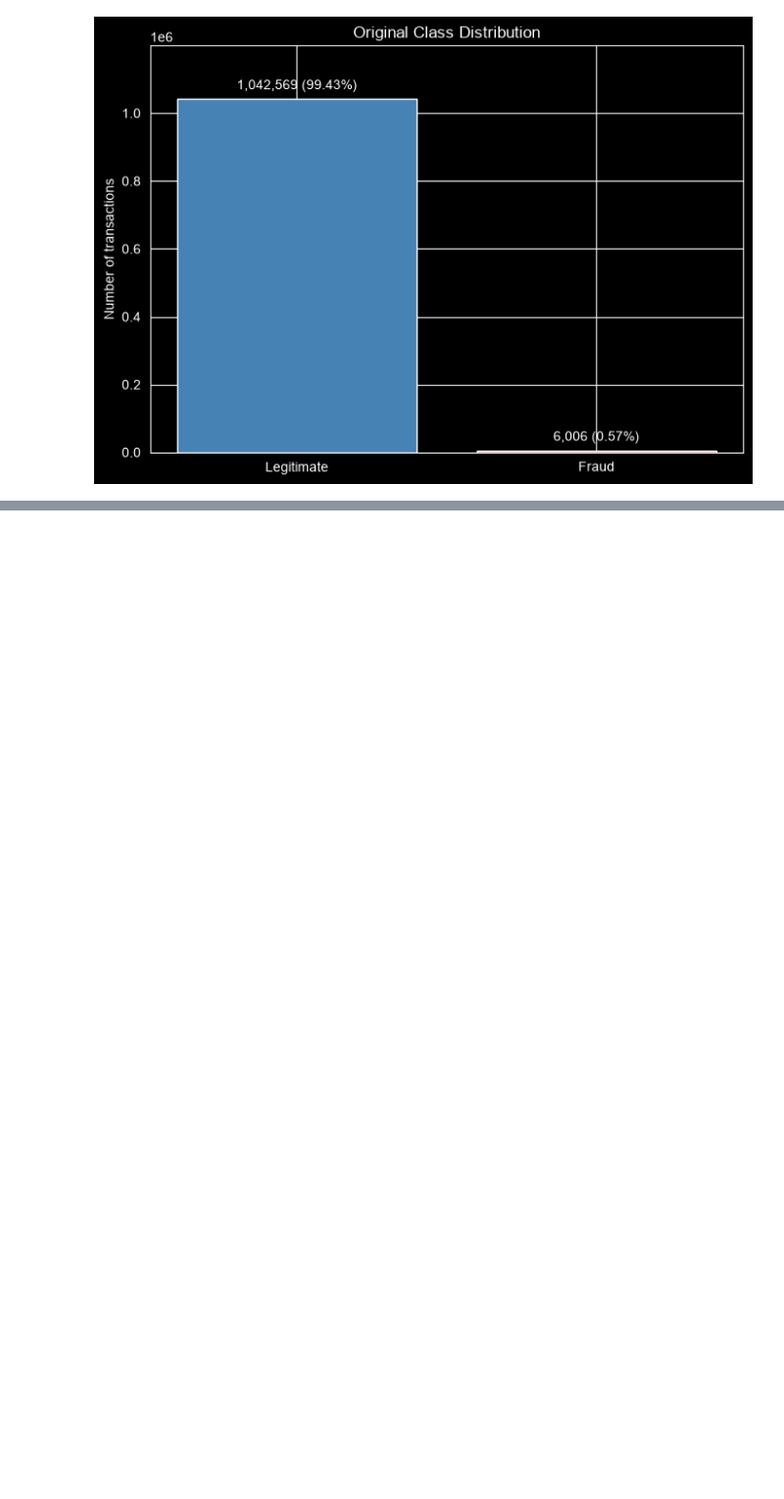
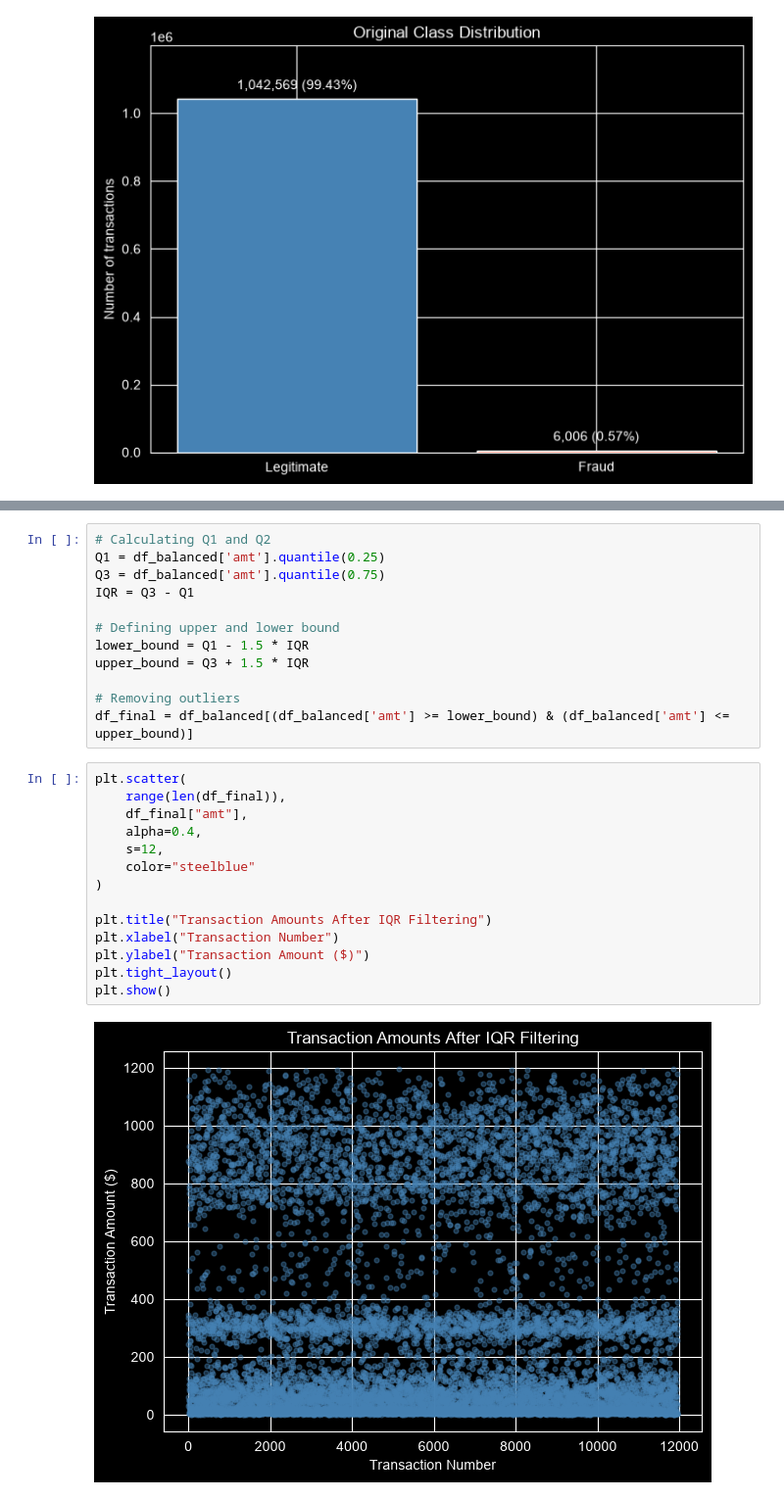
Before and after one commit to ZubairRashid05/Unspupervised-Learning-For-Fraud-Detection_CSCI-3052U-Project, a Jupyter notebook: model.ipynb, the cells around one changed output, grey strips where cells are left out. Shown at 98% size. Cells and saved outputs as stored; diff of their text form; blank space fills up the shorter version.

```diff
--- a/model.ipynb
+++ b/model.ipynb
@@ -174,0 +127,28 @@ Index(['Unnamed: 0', 'cc_num', 'merchant', 'category', 'amt', 'first', 'last',
+# %%
+# Calculating Q1 and Q2
+Q1 = df_balanced['amt'].quantile(0.25)
+Q3 = df_balanced['amt'].quantile(0.75)
+IQR = Q3 - Q1
+
+# Defining upper and lower bound
+lower_bound = Q1 - 1.5 * IQR
+upper_bound = Q3 + 1.5 * IQR
+
+# Removing outliers
+df_final = df_balanced[(df_balanced['amt'] >= lower_bound) & (df_balanced['amt'] <= upper_bound)]
+# %%
+plt.scatter(
+    range(len(df_final)),
+    df_final["amt"],
+    alpha=0.4,
+    s=12,
+    color="steelblue"
+)
+
+plt.title("Transaction Amounts After IQR Filtering")
+plt.xlabel("Transaction Number")
+plt.ylabel("Transaction Amount ($)")
+plt.tight_layout()
+plt.show()
+# %% [output]
+[figure, added]
```
Also changed, not shown: parts of 29 cells of this notebook, 1 other file.
